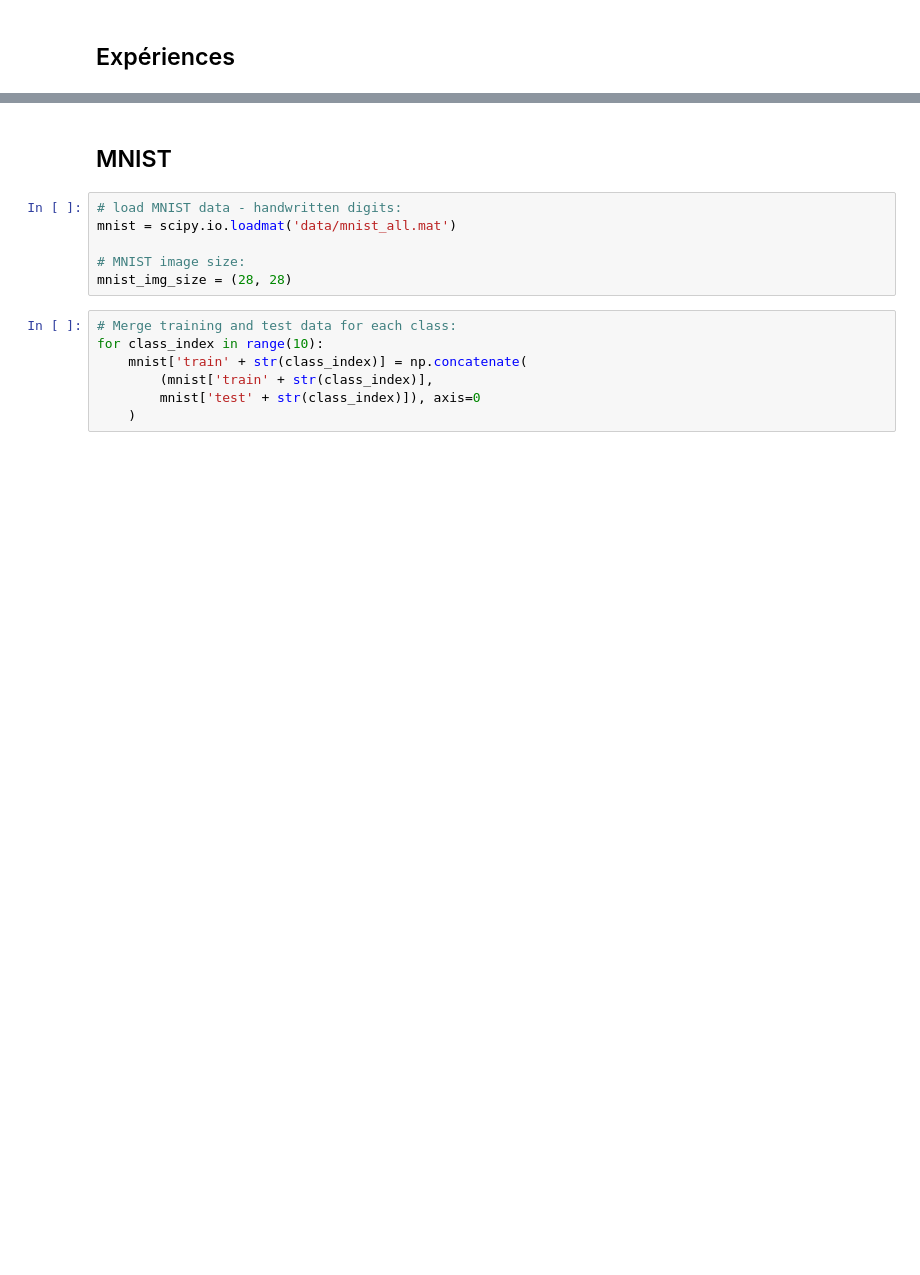
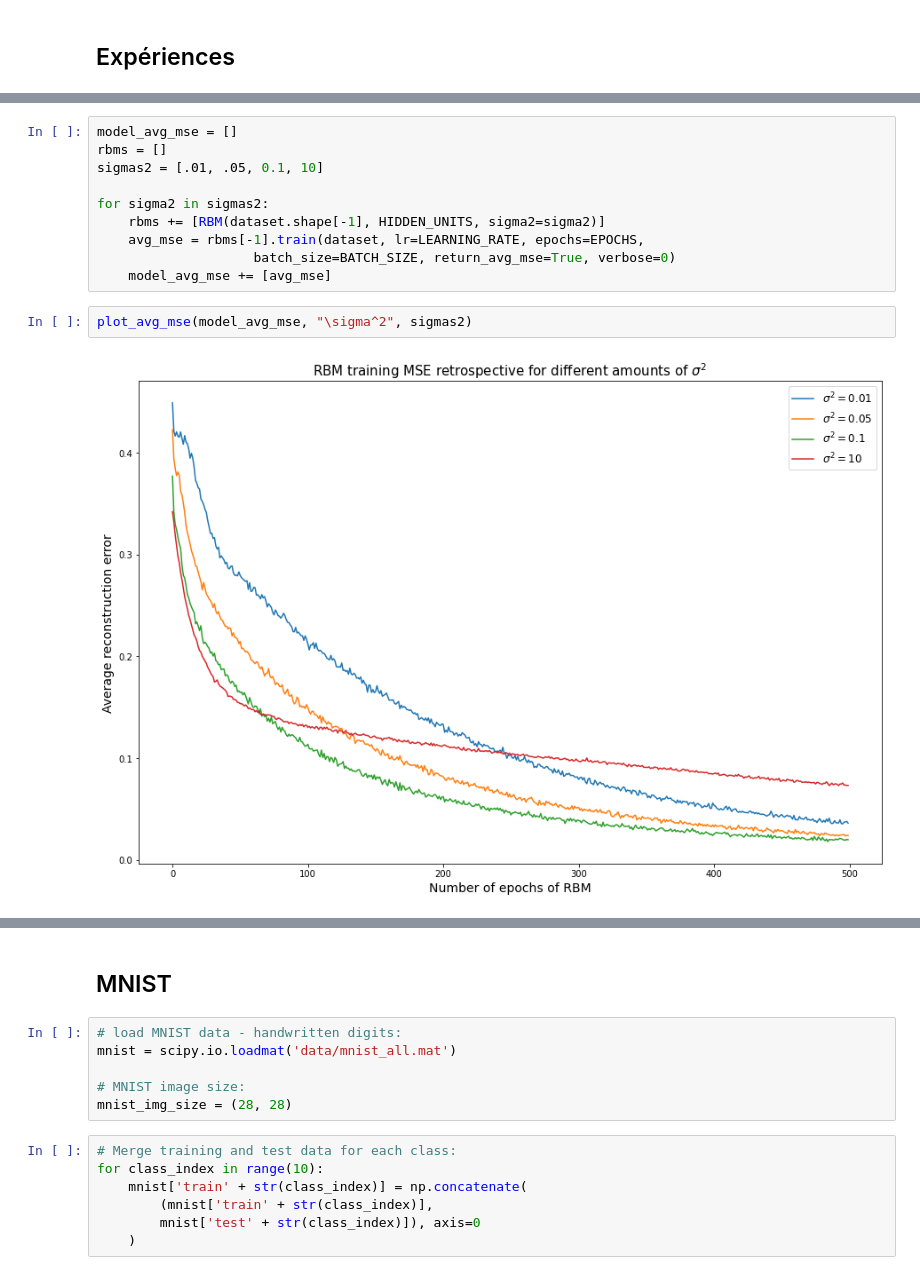
Before and after one commit to EugeneSel/RestrictedBoltzmannMachines, a Jupyter notebook: martines_sanchez_sielskyi_tp_rbm.ipynb, the cells around one changed output, grey strips where cells are left out. Saved outputs shown, nothing was run; the diff lists cells and outputs as text; blank space fills up the shorter version.

```diff
--- a/martines_sanchez_sielskyi_tp_rbm.ipynb
+++ b/martines_sanchez_sielskyi_tp_rbm.ipynb
@@ -157,0 +184,14 @@ Generated images:
+# %%
+model_avg_mse = []
+rbms = []
+sigmas2 = [.01, .05, 0.1, 10]
+
+for sigma2 in sigmas2:
+    rbms += [RBM(dataset.shape[-1], HIDDEN_UNITS, sigma2=sigma2)]
+    avg_mse = rbms[-1].train(dataset, lr=LEARNING_RATE, epochs=EPOCHS,
+                    batch_size=BATCH_SIZE, return_avg_mse=True, verbose=0)
+    model_avg_mse += [avg_mse]
+# %%
+plot_avg_mse(model_avg_mse, "\sigma^2", sigmas2)
+# %% [output]
+[figure, added]
```
Also changed, not shown: parts of 21 cells of this notebook, 2 other files.
